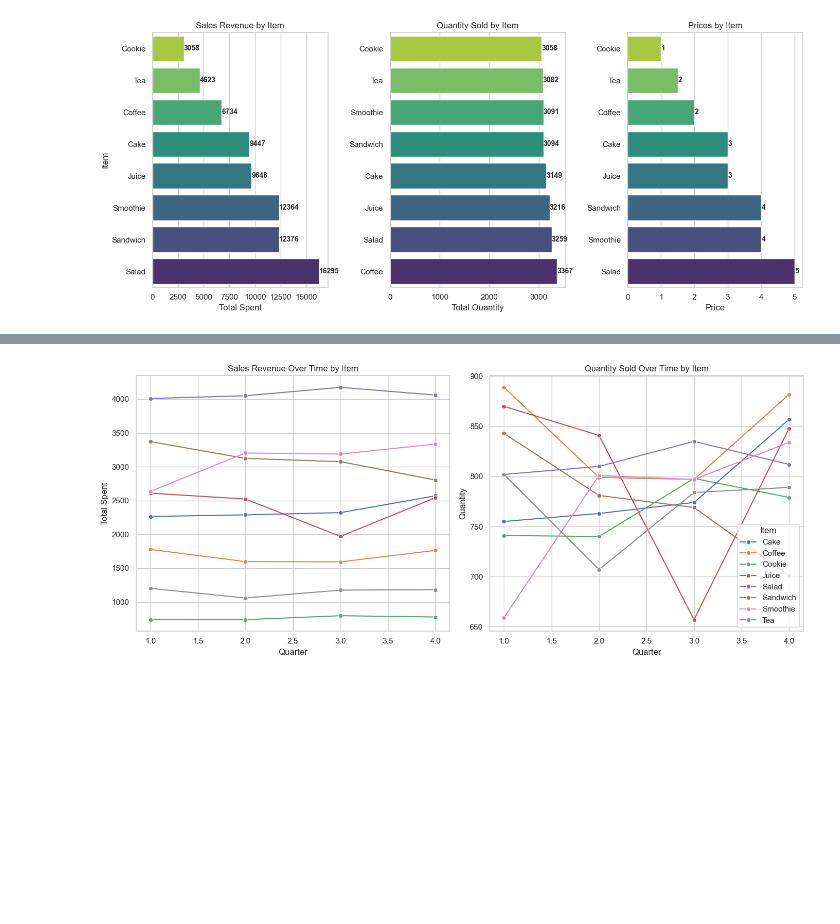
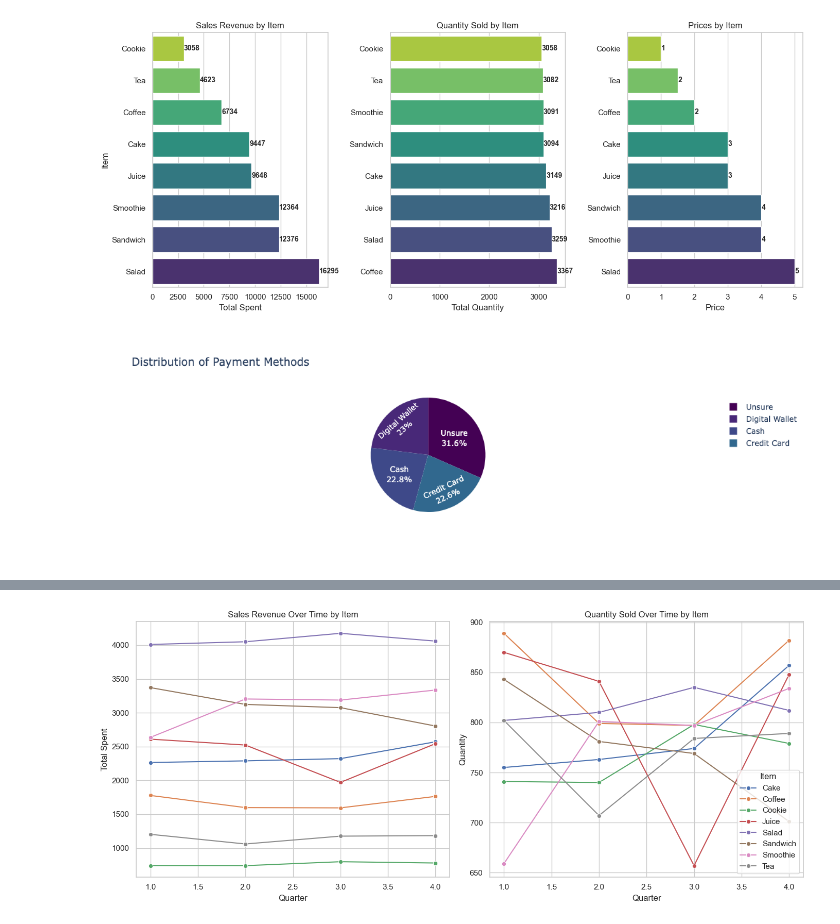
Before and after one commit to jayelle0609/Tidying-Data-Files, a Jupyter notebook: clean/Clean.ipynb, the cells around one changed output, grey strips where cells are left out. Saved outputs shown, nothing was run; the diff lists cells and outputs as text; code cells hidden in the pictures; blank space fills up the shorter version.

```diff
--- a/clean/Clean.ipynb
+++ b/clean/Clean.ipynb
@@ -383,3 +383,14 @@ fig = px.pie(agg_plot_byitem, values='Total Spent', names='Item',title='Sales Re
 
 fig.update_traces(textposition='inside', textinfo='percent+label')  # show percent and label inside slices
 fig.show()
+# %%
+payment_counts = df['Payment Method'].value_counts().reset_index()
+payment_counts.columns = ['Payment Method', 'Count']
+
+fig = px.pie(payment_counts, values='Count', names='Payment Method',title='Distribution of Payment Methods',
+    color_discrete_sequence=px.colors.sequential.Viridis)
+
+fig.update_traces(textposition='inside', textinfo='percent+label')  # show percent and label inside slices
+fig.show()
+# %% [output]
+[figure, added]
```
Also changed, not shown: parts of 2 cells of this notebook.
